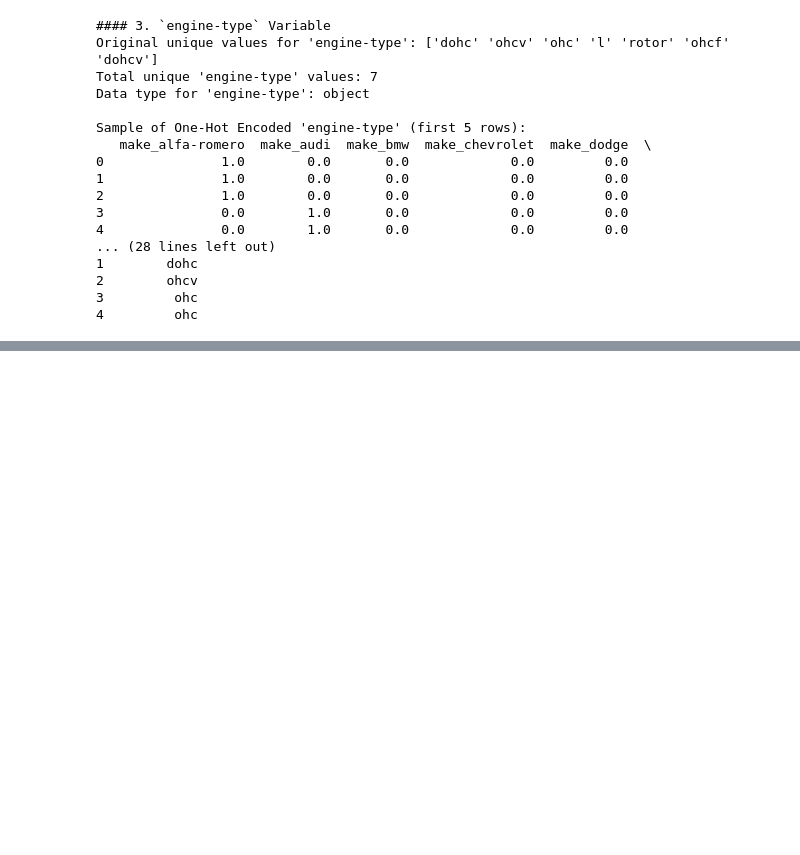
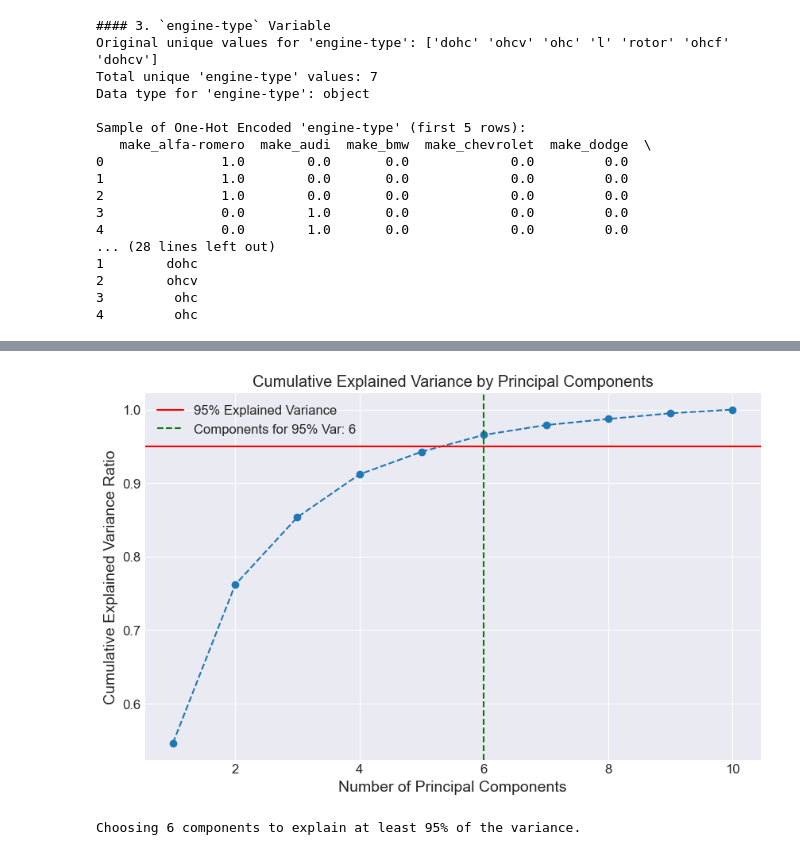
Before and after one commit to CheliMex/CS381_DataAnalytics, a Jupyter notebook: Quiz2/A_Castelan_Quiz2.ipynb, the cells around one changed output, grey strips where cells are left out. Drawn from its saved outputs; the diff is of its cells as text; code cells hidden in the pictures; blank space fills up the shorter version.

```diff
--- a/Quiz2/A_Castelan_Quiz2.ipynb
+++ b/Quiz2/A_Castelan_Quiz2.ipynb
@@ -1050,0 +1109,14 @@ Sample of One-Hot Encoded 'engine-type' (first 5 rows):
+# %%
+# Extract the subset of data for PCA
+X_pca = df[pca_variables]
+
+# --- Step 1: Standardize the Data ---
+print("\n--- Standardizing PCA Variables ---")
+scaler_pca = StandardScaler()
+X_pca_scaled = scaler_pca.fit_transform(X_pca)
+X_pca_scaled_df = pd.DataFrame(X_pca_scaled, columns=pca_variables) # For inspection
+
+print("\nSample of Scaled PCA Variables (first 5 rows):")
+print(X_pca_scaled_df.head())
+print("\nDescriptive statistics of Scaled PCA Variables:")
+print(X_pca_scaled_df.describe())
@@ -1050,0 +1141,13 @@ Sample of One-Hot Encoded 'engine-type' (first 5 rows):
+# %%
+# --- Step 2: Apply PCA ---
+print("\n--- Applying PCA ---")
+
+# Initialize PCA with n_components=None to see explained variance for all components
+pca = PCA(n_components=None)
+pca.fit(X_pca_scaled)
+
+# Get explained variance ratio for each component
+explained_variance_ratio = pca.explained_variance_ratio_
+print("\nExplained variance ratio for each principal component:")
+for i, ratio in enumerate(explained_variance_ratio):
+    print(f"PC {i+1}: {ratio:.4f} ({ratio*100:.2f}%)")
@@ -1050,0 +1168,21 @@ Sample of One-Hot Encoded 'engine-type' (first 5 rows):
+# %%
+# Plot cumulative explained variance to decide on number of components
+cumulative_explained_variance = np.cumsum(explained_variance_ratio)
+plt.figure(figsize=(10, 6))
+plt.plot(range(1, len(cumulative_explained_variance) + 1), cumulative_explained_variance, marker='o', linestyle='--')
+plt.xlabel('Number of Principal Components')
+plt.ylabel('Cumulative Explained Variance Ratio')
+plt.title('Cumulative Explained Variance by Principal Components')
+plt.grid(True)
+plt.axhline(y=0.95, color='r', linestyle='-', label='95% Explained Variance')
+plt.axvline(x=np.argmax(cumulative_explained_variance >= 0.95) + 1, color='g', linestyle='--', label=f'Components for 95% Var: {np.argmax(cumulative_explained_variance >= 0.95) + 1}')
+plt.legend()
+plt.show()
+# %% [output]
+[figure, added]
+# %%
+# Decide on the number of components (e.g., explaining 95% of variance)
+n_components_chosen = np.argmax(cumulative_explained_variance >= 0.95) + 1
+print(f"\nChoosing {n_components_chosen} components to explain at least 95% of the variance.")
+# %% [output]
+Choosing 6 components to explain at least 95% of the variance.
```
Also changed, not shown: parts of 10 cells of this notebook.
